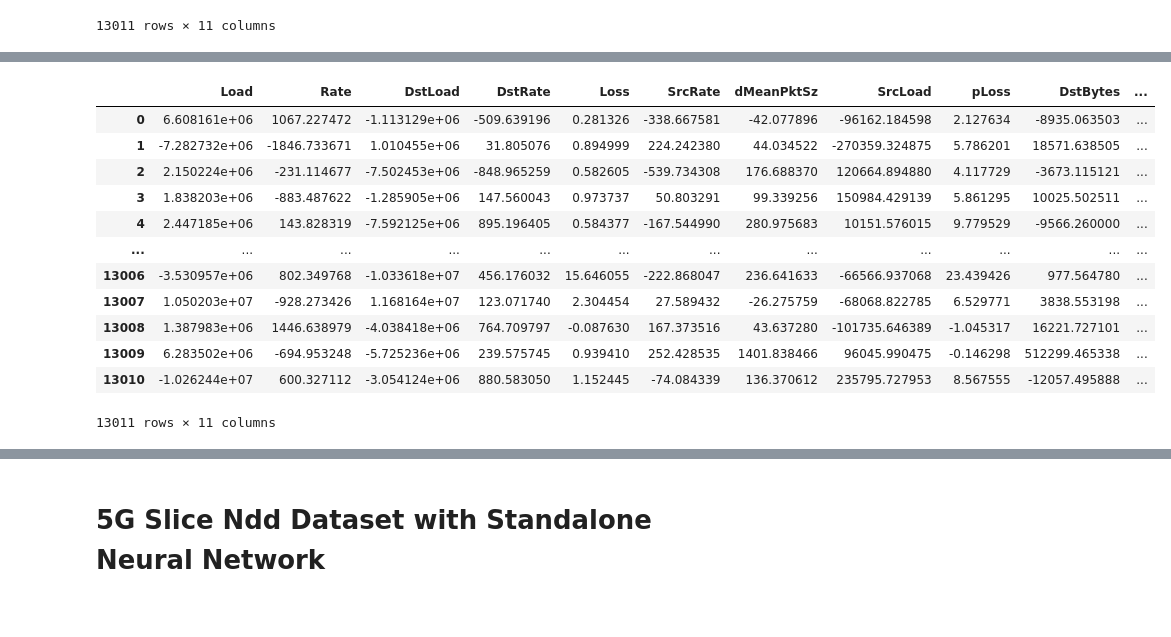
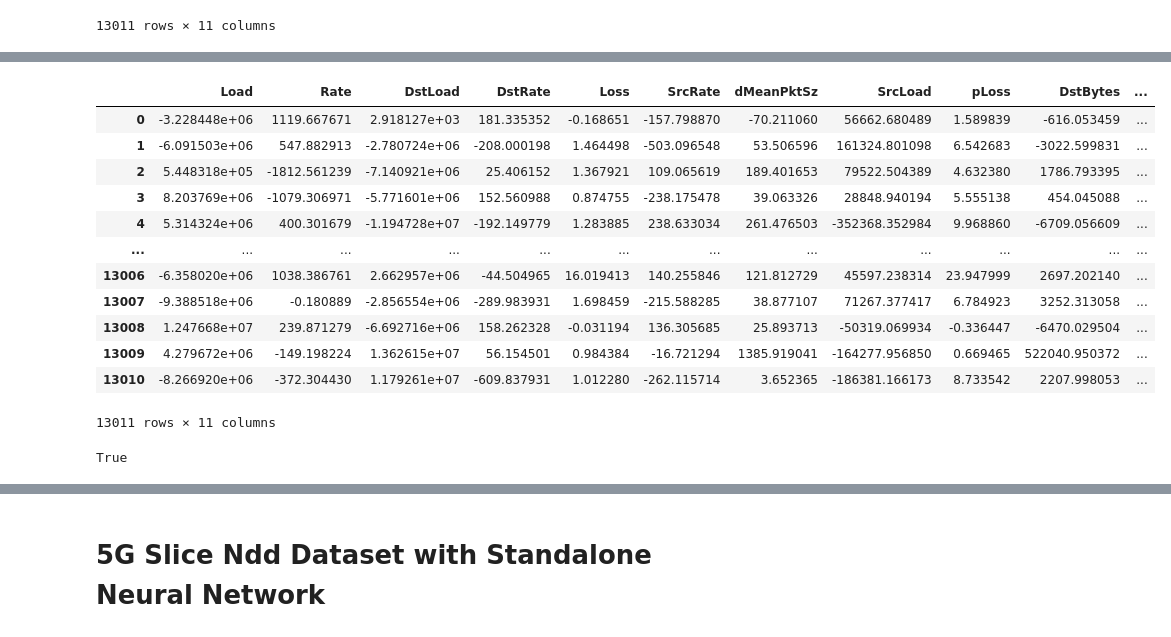
Before and after one commit to sujeshpadhi91/Network-Slicing-with-ML, a Jupyter notebook: Notebooks/Exp19_NSI_TL_vs_RFC_data_perturbation.ipynb, the cells around one changed output, grey strips where cells are left out. Cells and saved outputs as stored; diff of their text form; code cells hidden in the pictures.

```diff
--- a/Notebooks/Exp19_NSI_TL_vs_RFC_data_perturbation.ipynb
+++ b/Notebooks/Exp19_NSI_TL_vs_RFC_data_perturbation.ipynb
@@ -65,7 +54,7 @@ Mounted at /content/drive
 # %%
 test_size = 0.9
 epochs = 100
-batch_size = 16
+batch_size = 32
 learning_rate = 0.0001
 validation_split = 0.1
 patience = 10
@@ -85,6 +74,8 @@ if model_arch == 'complex':
 else:
     first_layer_neurons = 64 # simple
 
+selected_features_count = 10
+
 # start_index = 35
 # end_index = start_index + 10
 # %%
@@ -478,3 +469,10 @@ test_data_perturbed
 | 13009 | 1.719570e+06 | 251.886349 | 1.556884e+06 | 195.488300 | 1.000000 | 96.543884 | 1374.245846 | 86464.709460 | 0.245234 | 524175.773500 | ... |
 | 13010 | 2.196094e+03 | 3.593429 | 7.014096e+02 | 1.351170 | 1.013148 | 1.905596 | 68.125928 | 1460.459517 | 9.122053 | 458.215389 | ... |
 13011 rows × 11 columns
+# %%
+# features= ['Load', 'Rate', 'DstLoad', 'DstRate', 'Loss', 'SrcRate', 'dMeanPktSz', 'SrcLoad', 'pLoss', 'DstBytes']
+features= test_data_perturbed.select_dtypes(include=[np.number]).columns
+selected_features = features[:selected_features_count]
+
+test_data_perturbed[selected_features]
+print("Selected Features:", selected_features.values, "\n")
@@ -481,32 +482,38 @@ test_data_perturbed
 # %%
 # Calculate the standard deviation for each numeric column
-std_devs = test_data_perturbed.select_dtypes(include=[np.number]).std()
+std_devs = test_data_perturbed[selected_features].std()
 
 # Suggested noise scale as 10% of the standard deviation (you can adjust this factor)
 noise_scale = std_devs * 0.1
 
 # print(noise_scale)
 
 # Add Gaussian noise to specific columns
-for column in test_data_perturbed.select_dtypes(include=[np.number]).columns:
+for column in test_data_perturbed[selected_features].columns:
   noise = np.random.normal(0, noise_scale[column], test_data_perturbed[column].shape)
   test_data_perturbed[column] += noise
 
 test_data_perturbed
 # %% [output]
 |  | Load | Rate | DstLoad | DstRate | Loss | SrcRate | dMeanPktSz | SrcLoad | pLoss | DstBytes | ... |
-| 0 | 6.608161e+06 | 1067.227472 | -1.113129e+06 | -509.639196 | 0.281326 | -338.667581 | -42.077896 | -96162.184598 | 2.127634 | -8935.063503 | ... |
-| 1 | -7.282732e+06 | -1846.733671 | 1.010455e+06 | 31.805076 | 0.894999 | 224.242380 | 44.034522 | -270359.324875 | 5.786201 | 18571.638505 | ... |
-| 2 | 2.150224e+06 | -231.114677 | -7.502453e+06 | -848.965259 | 0.582605 | -539.734308 | 176.688370 | 120664.894880 | 4.117729 | -3673.115121 | ... |
-| 3 | 1.838203e+06 | -883.487622 | -1.285905e+06 | 147.560043 | 0.973737 | 50.803291 | 99.339256 | 150984.429139 | 5.861295 | 10025.502511 | ... |
-| 4 | 2.447185e+06 | 143.828319 | -7.592125e+06 | 895.196405 | 0.584377 | -167.544990 | 280.975683 | 10151.576015 | 9.779529 | -9566.260000 | ... |
+| 0 | -3.228448e+06 | 1119.667671 | 2.918127e+03 | 181.335352 | -0.168651 | -157.798870 | -70.211060 | 56662.680489 | 1.589839 | -616.053459 | ... |
+| 1 | -6.091503e+06 | 547.882913 | -2.780724e+06 | -208.000198 | 1.464498 | -503.096548 | 53.506596 | 161324.801098 | 6.542683 | -3022.599831 | ... |
+| 2 | 5.448318e+05 | -1812.561239 | -7.140921e+06 | 25.406152 | 1.367921 | 109.065619 | 189.401653 | 79522.504389 | 4.632380 | 1786.793395 | ... |
+| 3 | 8.203769e+06 | -1079.306971 | -5.771601e+06 | 152.560988 | 0.874755 | -238.175478 | 39.063326 | 28848.940194 | 5.555138 | 454.045088 | ... |
+| 4 | 5.314324e+06 | 400.301679 | -1.194728e+07 | -192.149779 | 1.283885 | 238.633034 | 261.476503 | -352368.352984 | 9.968860 | -6709.056609 | ... |
 | ... | ... | ... | ... | ... | ... | ... | ... | ... | ... | ... | ... |
-| 13006 | -3.530957e+06 | 802.349768 | -1.033618e+07 | 456.176032 | 15.646055 | -222.868047 | 236.641633 | -66566.937068 | 23.439426 | 977.564780 | ... |
-| 13007 | 1.050203e+07 | -928.273426 | 1.168164e+07 | 123.071740 | 2.304454 | 27.589432 | -26.275759 | -68068.822785 | 6.529771 | 3838.553198 | ... |
-| 13008 | 1.387983e+06 | 1446.638979 | -4.038418e+06 | 764.709797 | -0.087630 | 167.373516 | 43.637280 | -101735.646389 | -1.045317 | 16221.727101 | ... |
-| 13009 | 6.283502e+06 | -694.953248 | -5.725236e+06 | 239.575745 | 0.939410 | 252.428535 | 1401.838466 | 96045.990475 | -0.146298 | 512299.465338 | ... |
-| 13010 | -1.026244e+07 | 600.327112 | -3.054124e+06 | 880.583050 | 1.152445 | -74.084339 | 136.370612 | 235795.727953 | 8.567555 | -12057.495888 | ... |
+| 13006 | -6.358020e+06 | 1038.386761 | 2.662957e+06 | -44.504965 | 16.019413 | 140.255846 | 121.812729 | 45597.238314 | 23.947999 | 2697.202140 | ... |
+| 13007 | -9.388518e+06 | -0.180889 | -2.856554e+06 | -289.983931 | 1.698459 | -215.588285 | 38.877107 | 71267.377417 | 6.784923 | 3252.313058 | ... |
+| 13008 | 1.247668e+07 | 239.871279 | -6.692716e+06 | 158.262328 | -0.031194 | 136.305685 | 25.893713 | -50319.069934 | -0.336447 | -6470.029504 | ... |
+| 13009 | 4.279672e+06 | -149.198224 | 1.362615e+07 | 56.154501 | 0.984384 | -16.721294 | 1385.919041 | -164277.956850 | 0.669465 | 522040.950372 | ... |
+| 13010 | -8.266920e+06 | -372.304430 | 1.179261e+07 | -609.837931 | 1.012280 | -262.115714 | 3.652365 | -186381.166173 | 8.733542 | 2207.998053 | ... |
 13011 rows × 11 columns
+# %%
+# Verification of Unaffected Columns - must return true
+unchanged_columns = test_data_perturbed.drop(selected_features, axis=1)
+print(unchanged_columns.equals(test_data_perturbed.drop(selected_features, axis=1)))
+# %% [output]
+True
 # %%
 X_test_perturbed = test_data_perturbed.drop('actual_label', axis=1)
 y_test_perturbed = test_data_perturbed['actual_label']
```
Also changed, not shown: parts of 23 cells of this notebook.
